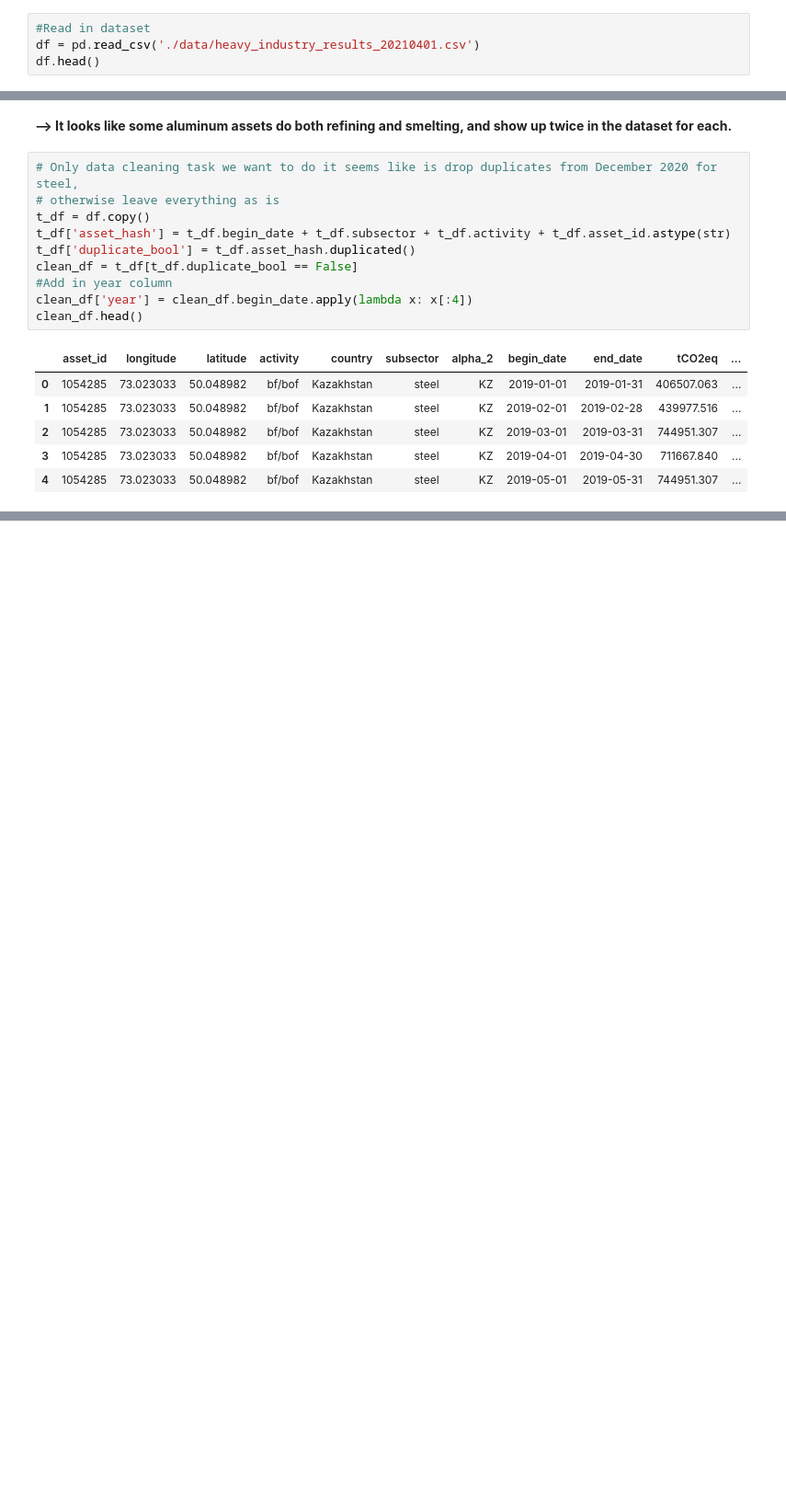
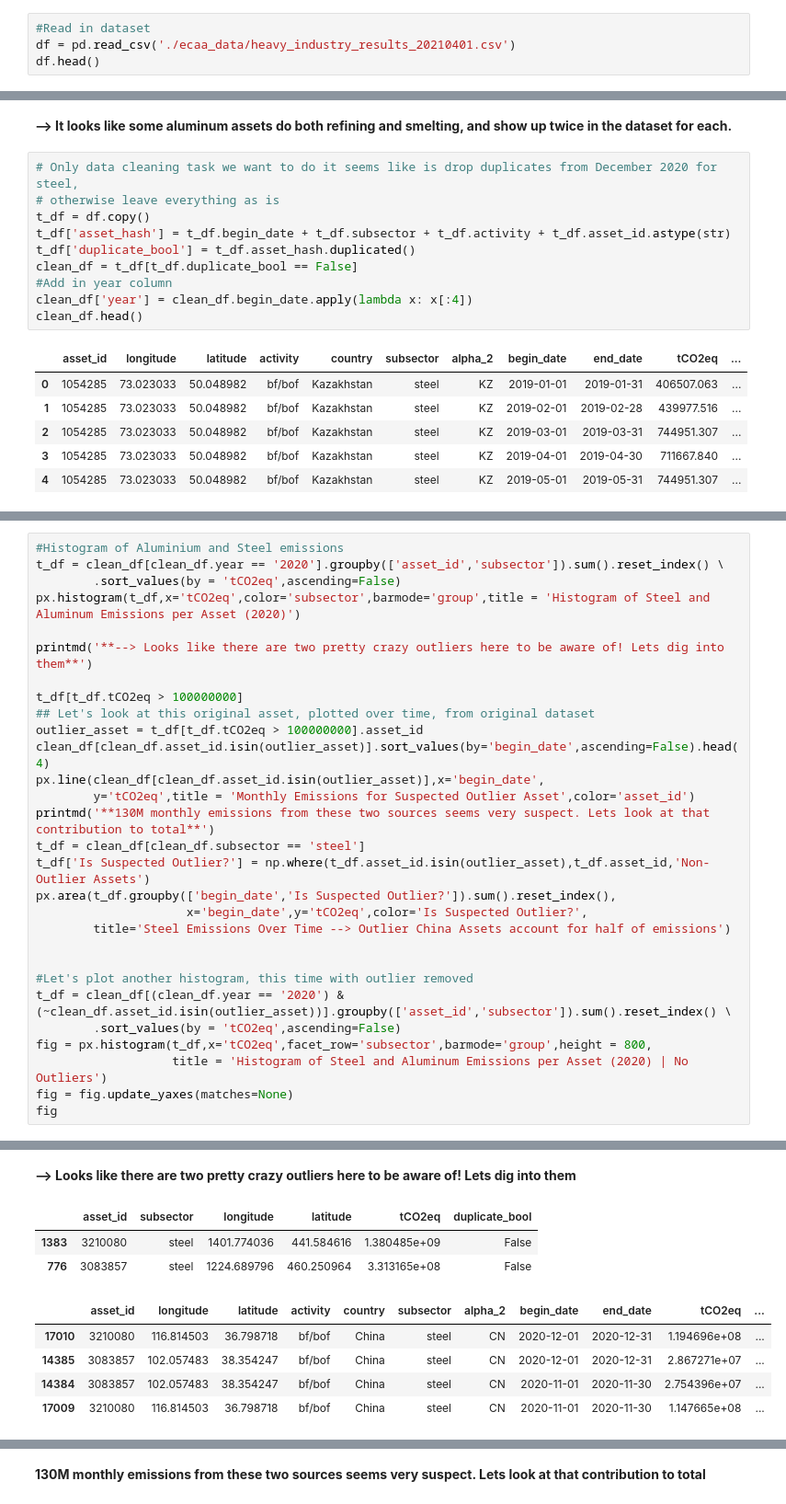
Before and after one commit to danhammer/asset-emissions, a Jupyter notebook: manufacturing_assets/Manufacturing Data Explore.ipynb, the cells around one changed output, grey strips where cells are left out. Shown at 92% size. Drawn from its saved outputs; the diff is of its cells as text; blank space fills up the shorter version.

```diff
--- a/manufacturing_assets/Manufacturing Data Explore.ipynb
+++ b/manufacturing_assets/Manufacturing Data Explore.ipynb
@@ -30,7 +31,7 @@ pio.templates.default = "none"
 What's in here: 57K row dataset containing monthly emissions data for both steel and aluminum subsectors.
 # %%
 #Read in dataset
-df = pd.read_csv('./data/heavy_industry_results_20210401.csv')
+df = pd.read_csv('./ecaa_data/heavy_industry_results_20210401.csv')
 df.head()
 # %% [output]
 |  | asset_id | longitude | latitude | activity | country | subsector | alpha_2 | begin_date | end_date | tCO2eq |
@@ -161,0 +189,30 @@ fig
+# %%
+#Histogram of Aluminium and Steel emissions
+t_df = clean_df[clean_df.year == '2020'].groupby(['asset_id','subsector']).sum().reset_index() \
+        .sort_values(by = 'tCO2eq',ascending=False)
+px.histogram(t_df,x='tCO2eq',color='subsector',barmode='group',title = 'Histogram of Steel and Aluminum Emissions per Asset (2020)')
+
+printmd('**--> Looks like there are two pretty crazy outliers here to be aware of! Lets dig into them**')
+
+t_df[t_df.tCO2eq > 100000000]
+## Let's look at this original asset, plotted over time, from original dataset
+outlier_asset = t_df[t_df.tCO2eq > 100000000].asset_id
+clean_df[clean_df.asset_id.isin(outlier_asset)].sort_values(by='begin_date',ascending=False).head(4)
+px.line(clean_df[clean_df.asset_id.isin(outlier_asset)],x='begin_date',
+        y='tCO2eq',title = 'Monthly Emissions for Suspected Outlier Asset',color='asset_id')
+printmd('**130M monthly emissions from these two sources seems very suspect. Lets look at that contribution to total**')
+t_df = clean_df[clean_df.subsector == 'steel']
+t_df['Is Suspected Outlier?'] = np.where(t_df.asset_id.isin(outlier_asset),t_df.asset_id,'Non-Outlier Assets')
+px.area(t_df.groupby(['begin_date','Is Suspected Outlier?']).sum().reset_index(),
+                     x='begin_date',y='tCO2eq',color='Is Suspected Outlier?',
+        title='Steel Emissions Over Time --> Outlier China Assets account for half of emissions')
+
+
+#Let's plot another histogram, this time with outlier removed
+t_df = clean_df[(clean_df.year == '2020') & (~clean_df.asset_id.isin(outlier_asset))].groupby(['asset_id','subsector']).sum().reset_index() \
+        .sort_values(by = 'tCO2eq',ascending=False)
+fig = px.histogram(t_df,x='tCO2eq',facet_row='subsector',barmode='group',height = 800,
+                   title = 'Histogram of Steel and Aluminum Emissions per Asset (2020) | No Outliers')
+fig = fig.update_yaxes(matches=None)
+fig
+# %% [output]
@@ -161,0 +220,9 @@ fig
+**--> Looks like there are two pretty crazy outliers here to be aware of! Lets dig into them**
+|  | asset_id | subsector | longitude | latitude | tCO2eq | duplicate_bool |
+| 1383 | 3210080 | steel | 1401.774036 | 441.584616 | 1.380485e+09 | False |
+| 776 | 3083857 | steel | 1224.689796 | 460.250964 | 3.313165e+08 | False |
+|  | asset_id | longitude | latitude | activity | country | subsector | alpha_2 | begin_date | end_date | tCO2eq | ... |
+| 17010 | 3210080 | 116.814503 | 36.798718 | bf/bof | China | steel | CN | 2020-12-01 | 2020-12-31 | 1.194696e+08 | ... |
+| 14385 | 3083857 | 102.057483 | 38.354247 | bf/bof | China | steel | CN | 2020-12-01 | 2020-12-31 | 2.867271e+07 | ... |
+| 14384 | 3083857 | 102.057483 | 38.354247 | bf/bof | China | steel | CN | 2020-11-01 | 2020-11-30 | 2.754396e+07 | ... |
+| 17009 | 3210080 | 116.814503 | 36.798718 | bf/bof | China | steel | CN | 2020-11-01 | 2020-11-30 | 1.147665e+08 | ... |
@@ -161,0 +230 @@ fig
+**130M monthly emissions from these two sources seems very suspect. Lets look at that contribution to total**
```
Also changed, not shown: parts of 8 cells of this notebook, 4 other files.
